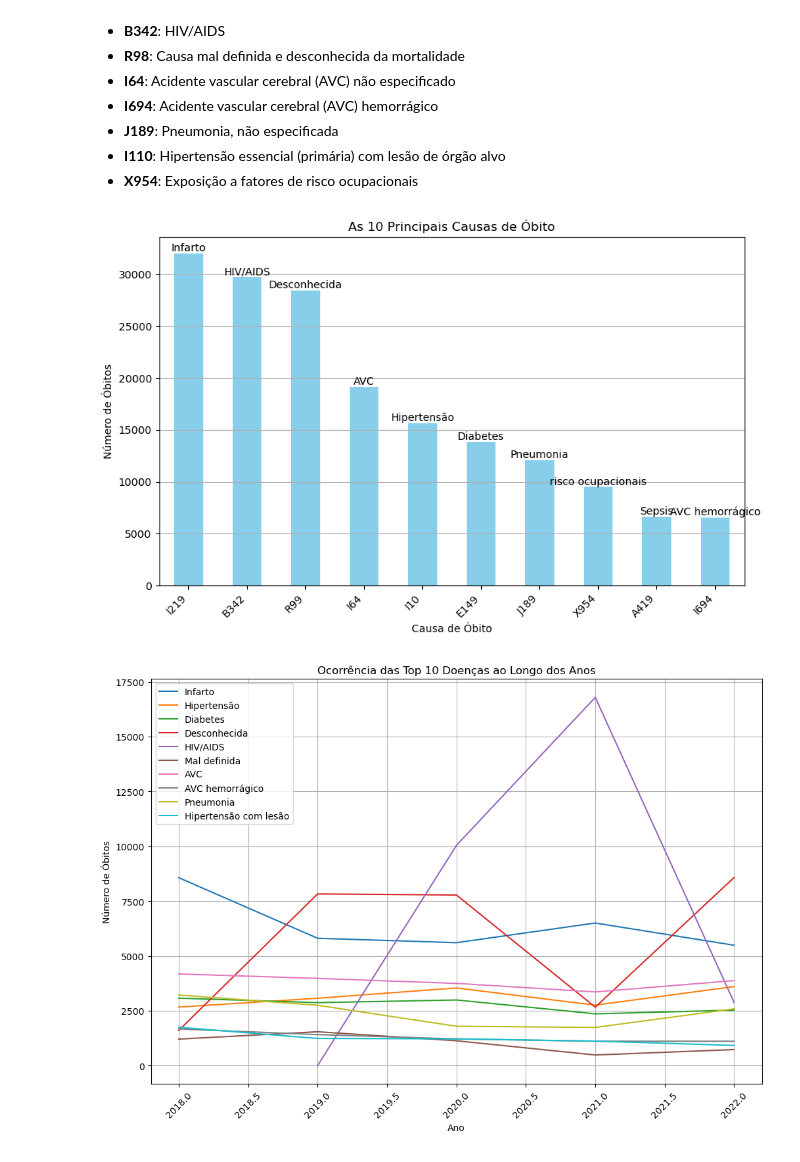
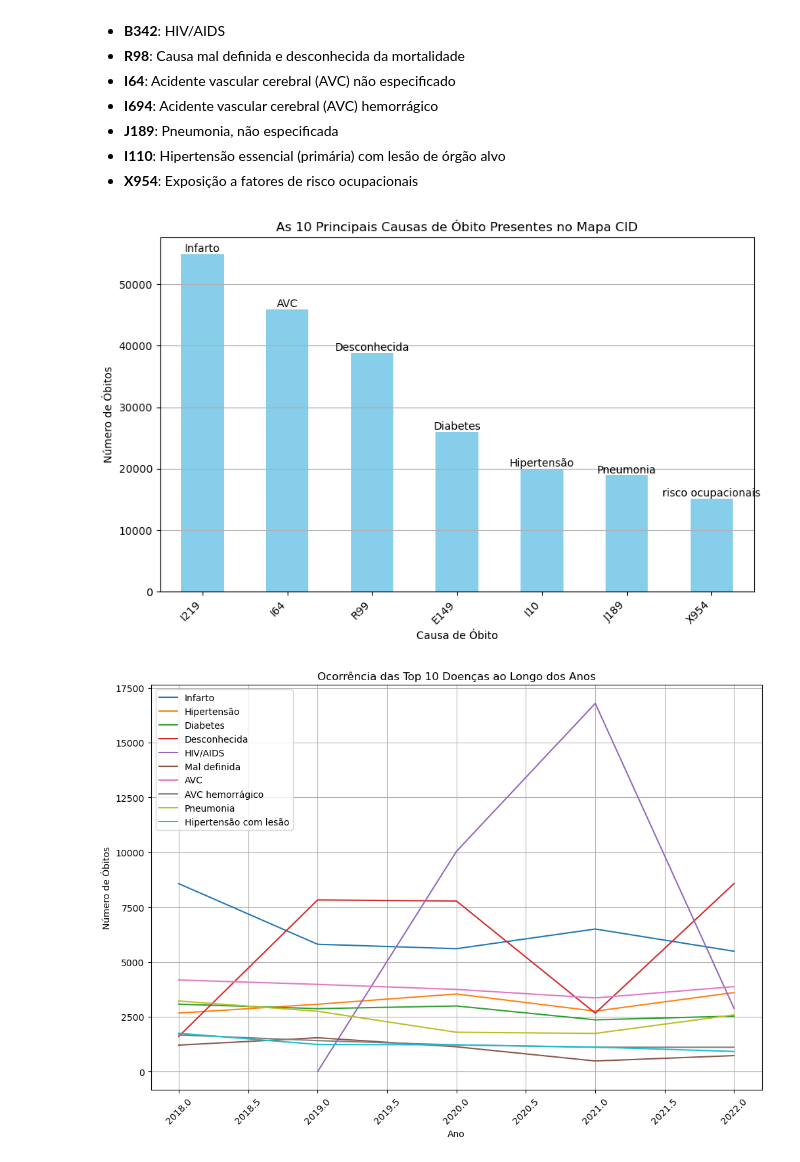
Before and after one commit to hlaff147/mortality-data-analysis, a Jupyter notebook: notebooks/main.ipynb, the cells around one changed output. Saved outputs shown, nothing was run; the diff lists cells and outputs as text; code cells hidden in the pictures.

Commit message:
Add more analysis and update plots imgs

```diff
--- a/notebooks/main.ipynb
+++ b/notebooks/main.ipynb
@@ -40,7 +40,7 @@ Quantidade de linhas em 2021: 100000
 Quantidade de linhas em 2022: 100000
 # %%
 dfs = [df_2018,df_2019,df_2020,df_2021,df_2022]
-df_all = pd.concat(dfs, ignore_index=True)
+df_all = pd.read_csv('../data/sim-1mi-dados.csv')
 df_all
 # %% [output]
 |  | ano | sigla_uf | sequencial_obito | tipo_obito | causa_basica | data_obito | hora_obito | naturalidade | ... |
@@ -322,4 +334,16 @@ plt.show()
 # %%
+# Mapeamento dos valores numéricos para raças/cores
+mapeamento_raca_cor = {
+    1: 'Branca',
+    2: 'Preta',
+    3: 'Amarela',
+    4: 'Parda',
+    5: 'Indígena'
+}
+
+# Aplicar o mapeamento à coluna 'raca_cor'
+df_all['raca_cor'] = df_all['raca_cor'].map(mapeamento_raca_cor)
+
 # Boxplot da idade por raça/cor
 plt.figure(figsize=(10, 6))
 sns.boxplot(x='raca_cor', y='idade', data=df_all.dropna(subset=['idade']), palette='Set3')
@@ -419,39 +448,41 @@ Esses insights destacam a importância de considerar fatores socioeconômicos, d
 # %%
 # Códigos CID representando as descrições correspondentes
 mapa_cid = {
     'I219': 'Infarto',
     'I10': 'Hipertensão',
     'E149': 'Diabetes',
     'R99': 'Desconhecida',
     'B342': 'HIV/AIDS',
-    'R98': 'Mal definida',
     'I64': 'AVC',
     'I694': 'AVC hemorrágico',
     'J189': 'Pneumonia',
     'I110': 'Hipertensão com lesão',
     'X954': 'risco ocupacionais',
     'A419':'Sepsis'
 }
 
-# Identificar as principais causas de óbito e sua frequência
-top_causas = df_all['causa_basica'].value_counts().head(10)
+# Identificar as principais causas de óbito que estão no mapa_cid
+top_causas_mapa_cid = df_all['causa_basica'].value_counts().head(10).index.intersection(mapa_cid.keys())
 
-# Gráfico de barras das 10 principais causas de óbito
+# Filtrar o DataFrame para incluir apenas as causas de óbito no mapa_cid
+df_top_causas_mapa_cid = df_all[df_all['causa_basica'].isin(top_causas_mapa_cid)]
+
+# Gráfico de barras das 10 principais causas de óbito presentes no mapa_cid
 plt.figure(figsize=(10, 6))
-top_causas.plot(kind='bar', color='skyblue')
-plt.title('As 10 Principais Causas de Óbito')
+df_top_causas_mapa_cid['causa_basica'].value_counts().plot(kind='bar', color='skyblue')
+plt.title('As 10 Principais Causas de Óbito Presentes no Mapa CID')
 plt.xlabel('Causa de Óbito')
 plt.ylabel('Número de Óbitos')
 plt.xticks(rotation=45, ha='right')
 plt.grid(axis='y')
 
 # Adiciona as palavras-chave das descrições no topo das barras
-for index, value in enumerate(top_causas):
-    plt.text(index, value, mapa_cid[top_causas.index[index]], ha='center', va='bottom')
+for index, value in enumerate(df_top_causas_mapa_cid['causa_basica'].value_counts()):
+    plt.text(index, value, mapa_cid[df_top_causas_mapa_cid['causa_basica'].value_counts().index[index]], ha='center', va='bottom')
 
 plt.show()
 # %% [output]
-[figure, old version]
+[figure, new version]
 # %%
 # Códigos CID representando as descrições correspondentes
 mapa_cid = {
```
Also changed, not shown: parts of 12 cells of this notebook, 10 other files.
